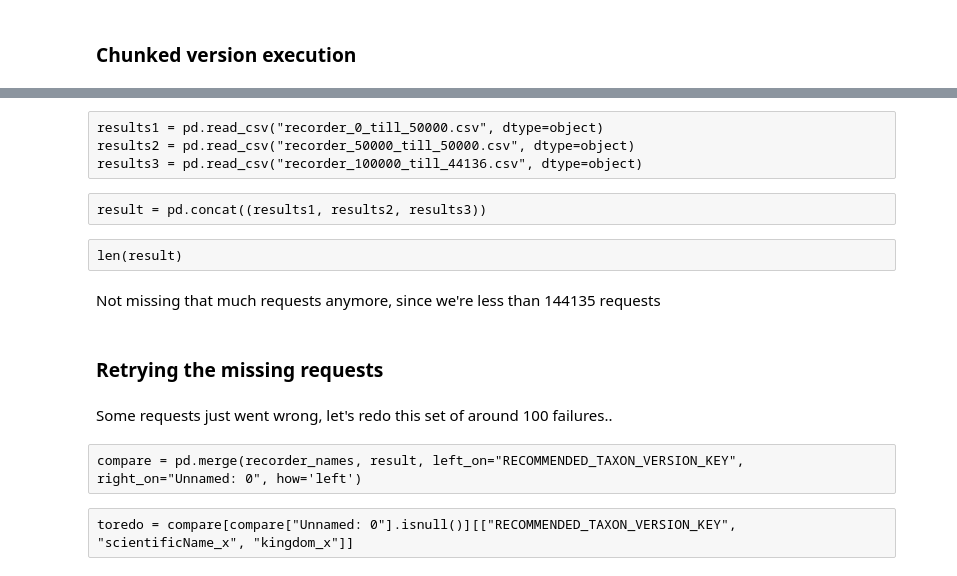
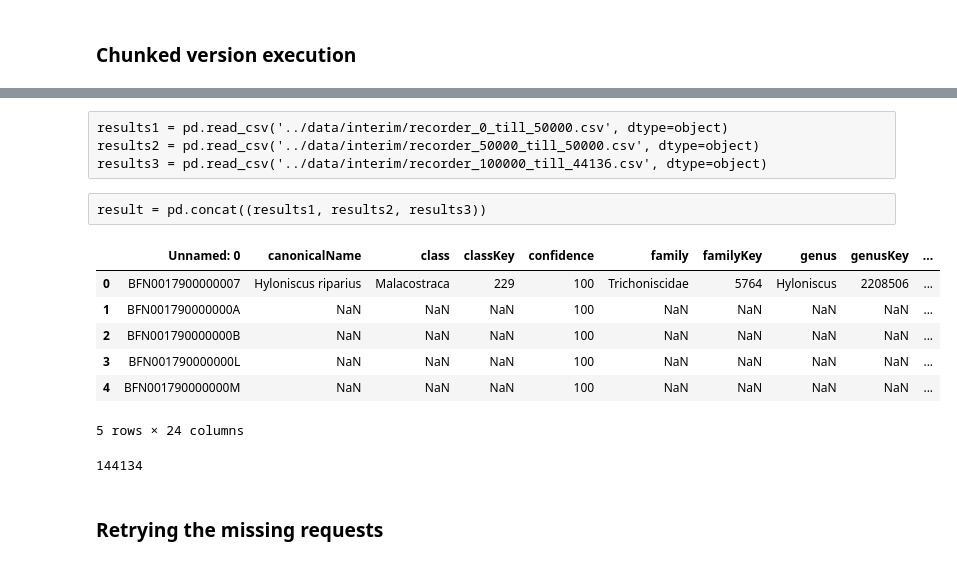
Before and after one commit to inbo/data-publication, a Jupyter notebook: datasets/name-server/notebooks/0-stijnvanhoey-gbif-name-matching.ipynb, the cells around one changed output, grey strips where cells are left out. Saved outputs shown, nothing was run; the diff lists cells and outputs as text; code cells hidden in the pictures.

Commit message:
Rework name server GBIF processing + output files

```diff
--- a/datasets/name-server/notebooks/0-stijnvanhoey-gbif-name-matching.ipynb
+++ b/datasets/name-server/notebooks/0-stijnvanhoey-gbif-name-matching.ipynb
@@ -363,18 +261,24 @@ Combining the three batches:
 # %% [raw]
-results1 = pd.read_csv("recorder_0_till_50000.csv", dtype=object)
-results2 = pd.read_csv("recorder_50000_till_50000.csv", dtype=object)
-results3 = pd.read_csv("recorder_100000_till_44136.csv", dtype=object)
+results1 = pd.read_csv('../data/interim/recorder_0_till_50000.csv', dtype=object)
+results2 = pd.read_csv('../data/interim/recorder_50000_till_50000.csv', dtype=object)
+results3 = pd.read_csv('../data/interim/recorder_100000_till_44136.csv', dtype=object)
 # %% [raw]
 result = pd.concat((results1, results2, results3))
-# %% [raw]
-len(result)
-# %% [markdown]
-Not missing that much requests anymore, since we're less than 144135 requests
+# %%
+recorder_names_matched = pd.read_csv('../data/interim/recorder_0_till_144135.csv', dtype=object)
+# %%
+recorder_names_matched.head()
+# %% [output]
+|  | Unnamed: 0 | canonicalName | class | classKey | confidence | family | familyKey | genus | genusKey | ... |
+| 0 | BFN0017900000007 | Hyloniscus riparius | Malacostraca | 229 | 100 | Trichoniscidae | 5764 | Hyloniscus | 2208506 | ... |
+| 1 | BFN001790000000A | NaN | NaN | NaN | 100 | NaN | NaN | NaN | NaN | ... |
+| 2 | BFN001790000000B | NaN | NaN | NaN | 100 | NaN | NaN | NaN | NaN | ... |
+| 3 | BFN001790000000L | NaN | NaN | NaN | 100 | NaN | NaN | NaN | NaN | ... |
+| 4 | BFN001790000000M | NaN | NaN | NaN | 100 | NaN | NaN | NaN | NaN | ... |
+5 rows × 24 columns
+# %%
+len(recorder_names_matched)
+# %% [output]
+144134
 # %% [markdown]
 ### Retrying the missing requests
-# %% [markdown]
-Some requests just went wrong, let's redo this set of around 100 failures..
-# %% [raw]
-compare = pd.merge(recorder_names, result, left_on="RECOMMENDED_TAXON_VERSION_KEY", right_on="Unnamed: 0", how='left')
-# %% [raw]
-toredo = compare[compare["Unnamed: 0"].isnull()][["RECOMMENDED_TAXON_VERSION_KEY", "scientificName_x", "kingdom_x"]]
```
Also changed, not shown: parts of 127 cells of this notebook, 9 other files.
